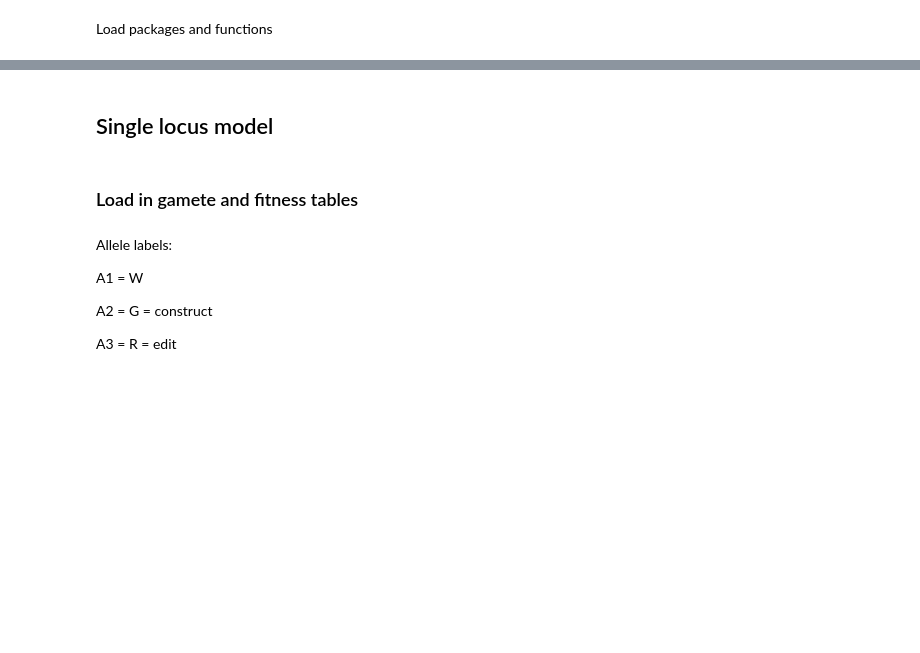
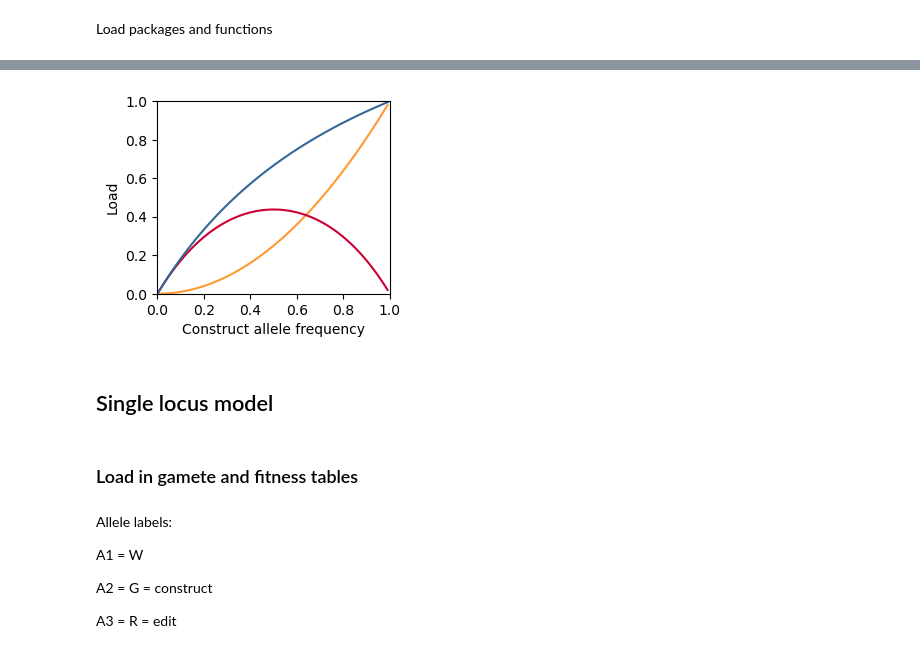
Before and after one commit to KatieWillis/DriveSelectionBalance, a Jupyter notebook: SimulationScript.ipynb, the cells around one changed output, grey strips where cells are left out. Saved outputs shown, nothing was run; the diff lists cells and outputs as text; code cells hidden in the pictures; blank space fills up the shorter version.

```diff
--- a/SimulationScript.ipynb
+++ b/SimulationScript.ipynb
@@ -51,3 +83,29 @@ To allow sharing of functions across models we label alleles at the first locus
+# %%
+#Plot load
+
+
+#Frequencies
+G_rec = collect(0:0.01:0.9999)
+#Recessive load
+L1_G = G_rec.^2
+#Dominant load
+L2_G = 1 .- (1 .+ (-1 .+ G_rec) .*G_rec).^2
+#Total load
+L_G = (2 .* G_rec) ./ (1 .+ G_rec)
+
+f1 = PyPlot.figure(figsize=(3,2.5))
+
+PyPlot.plot(G_rec,L1_G,"#FF9933",linestyle ="-",label = "w1")
+PyPlot.plot(G_rec,L2_G,"#CC0033",label = "w2")
+PyPlot.plot(G_rec,L_G,"#336699",label = "w")
+
+PyPlot.xlabel("Construct allele frequency")
+PyPlot.ylabel("Load")
+PyPlot.xlim(0,1)
+PyPlot.ylim(0,1)
+PyPlot.show()
+# %% [output]
+[figure, added]
 # %% [markdown]
 ## Single locus model
 # %% [markdown]
```
Also changed, not shown: parts of 103 cells of this notebook, 5 other files.
